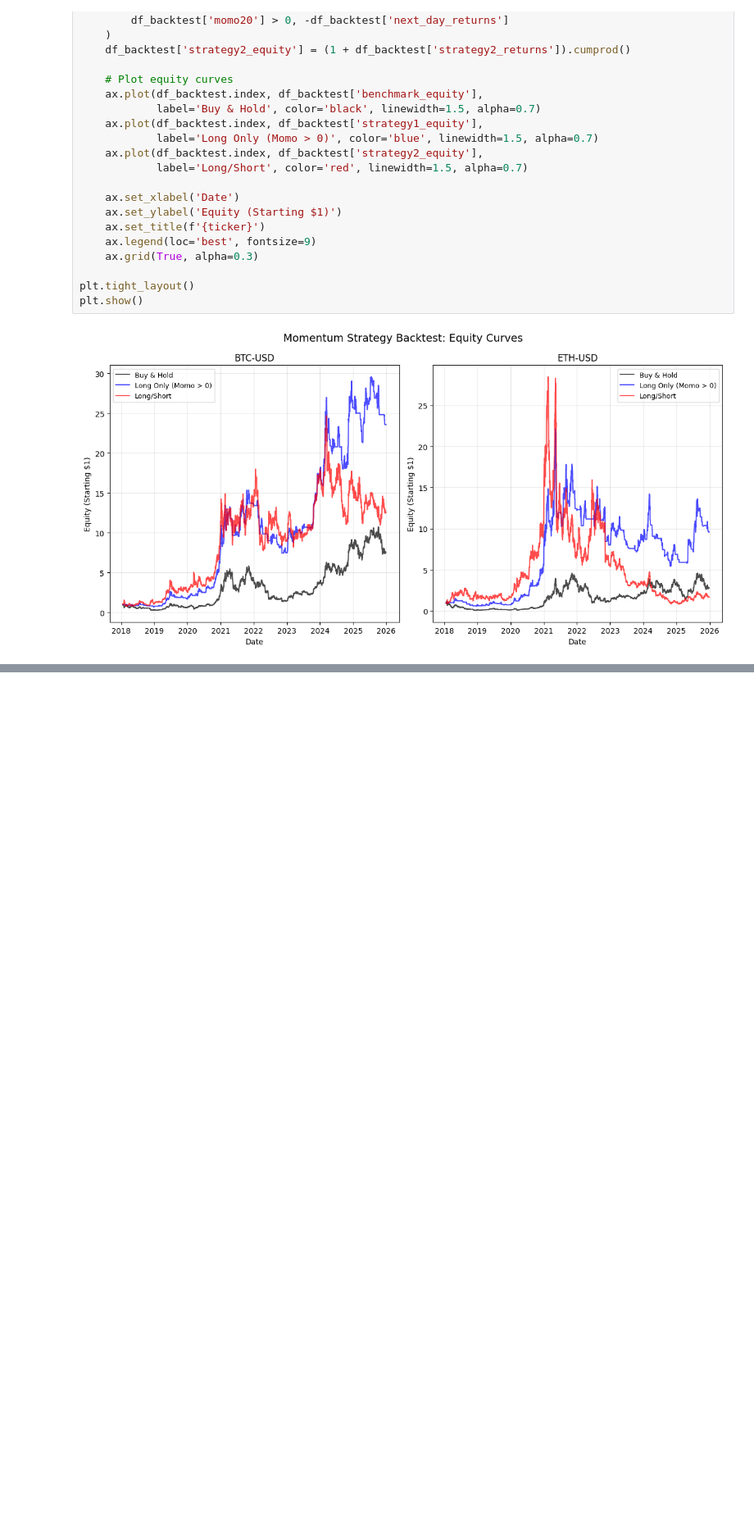
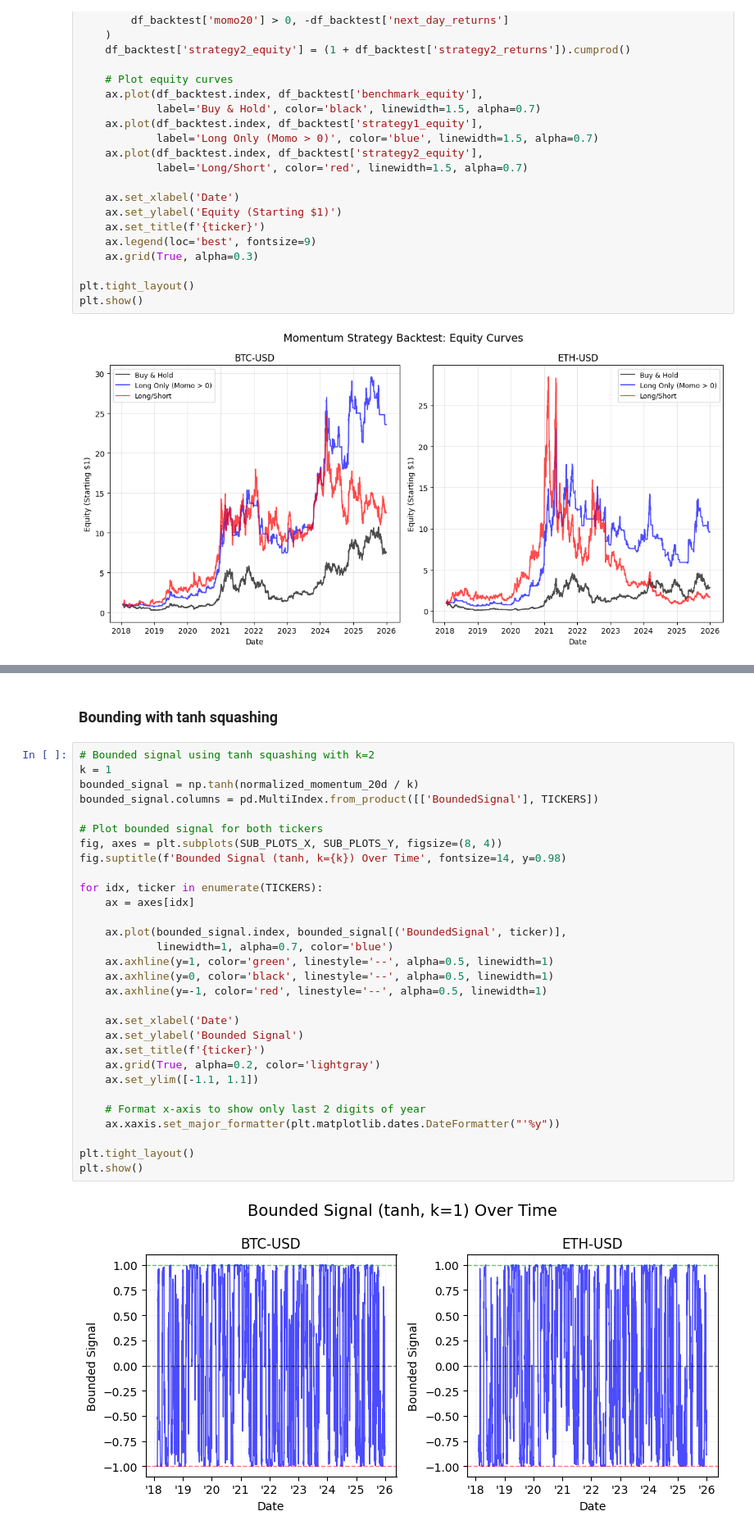
Before and after one commit to BlazOrsos/quant-journey, a Jupyter notebook: research/crypto_trend_effects/crypto_trend_effects.ipynb, the cells around one changed output, grey strips where cells are left out. Shown at 82% size. Drawn from its saved outputs; the diff is of its cells as text; blank space fills up the shorter version.

Commit message:
signal bounding, tanh and min/max + backtests

```diff
--- a/research/crypto_trend_effects/crypto_trend_effects.ipynb
+++ b/research/crypto_trend_effects/crypto_trend_effects.ipynb
@@ -245,0 +311,34 @@ plt.show()
+# %% [markdown]
+### Bounding with tanh squashing
+# %%
+# Bounded signal using tanh squashing with k=2
+k = 1
+bounded_signal = np.tanh(normalized_momentum_20d / k)
+bounded_signal.columns = pd.MultiIndex.from_product([['BoundedSignal'], TICKERS])
+
+# Plot bounded signal for both tickers
+fig, axes = plt.subplots(SUB_PLOTS_X, SUB_PLOTS_Y, figsize=(8, 4))
+fig.suptitle(f'Bounded Signal (tanh, k={k}) Over Time', fontsize=14, y=0.98)
+
+for idx, ticker in enumerate(TICKERS):
+    ax = axes[idx]
+
+    ax.plot(bounded_signal.index, bounded_signal[('BoundedSignal', ticker)],
+            linewidth=1, alpha=0.7, color='blue')
+    ax.axhline(y=1, color='green', linestyle='--', alpha=0.5, linewidth=1)
+    ax.axhline(y=0, color='black', linestyle='--', alpha=0.5, linewidth=1)
+    ax.axhline(y=-1, color='red', linestyle='--', alpha=0.5, linewidth=1)
+
+    ax.set_xlabel('Date')
+    ax.set_ylabel('Bounded Signal')
+    ax.set_title(f'{ticker}')
+    ax.grid(True, alpha=0.2, color='lightgray')
+    ax.set_ylim([-1.1, 1.1])
+
+    # Format x-axis to show only last 2 digits of year
+    ax.xaxis.set_major_formatter(plt.matplotlib.dates.DateFormatter("'%y"))
+
+plt.tight_layout()
+plt.show()
+# %% [output]
+[figure, added]
```
Also changed, not shown: parts of 11 cells of this notebook.
